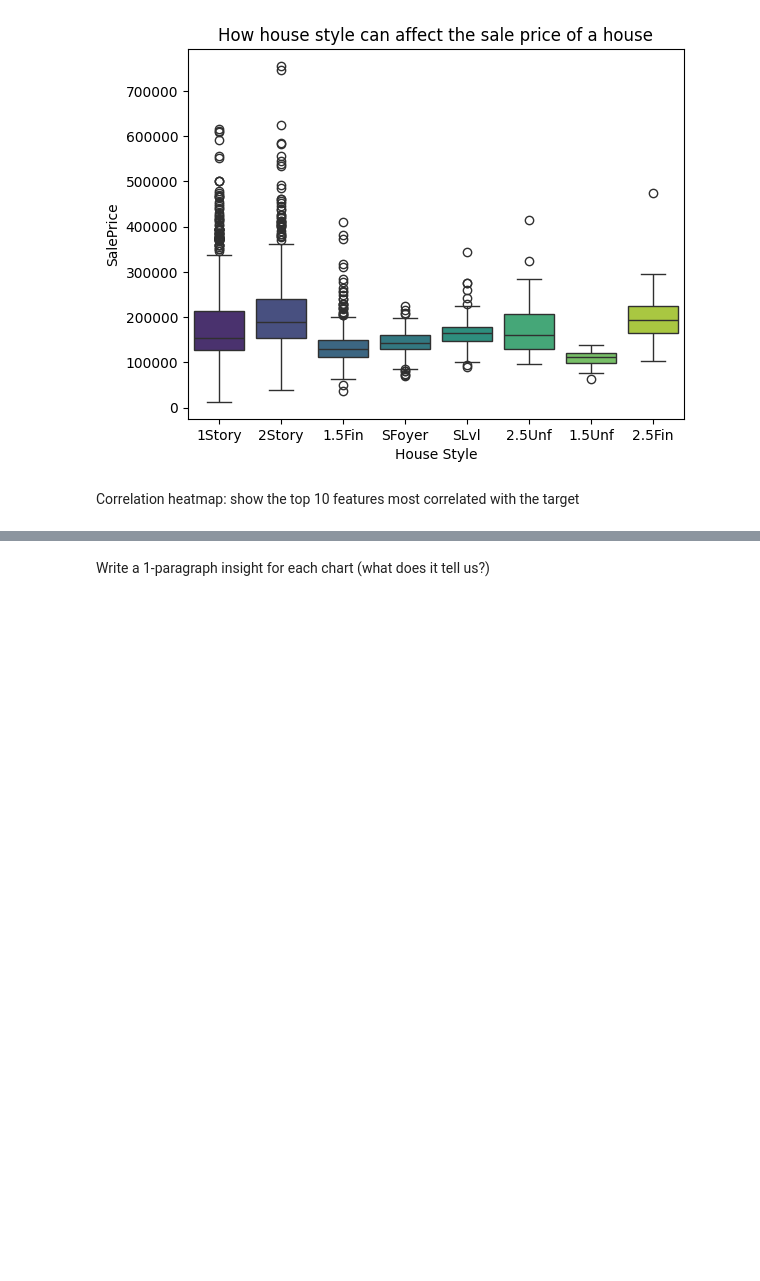
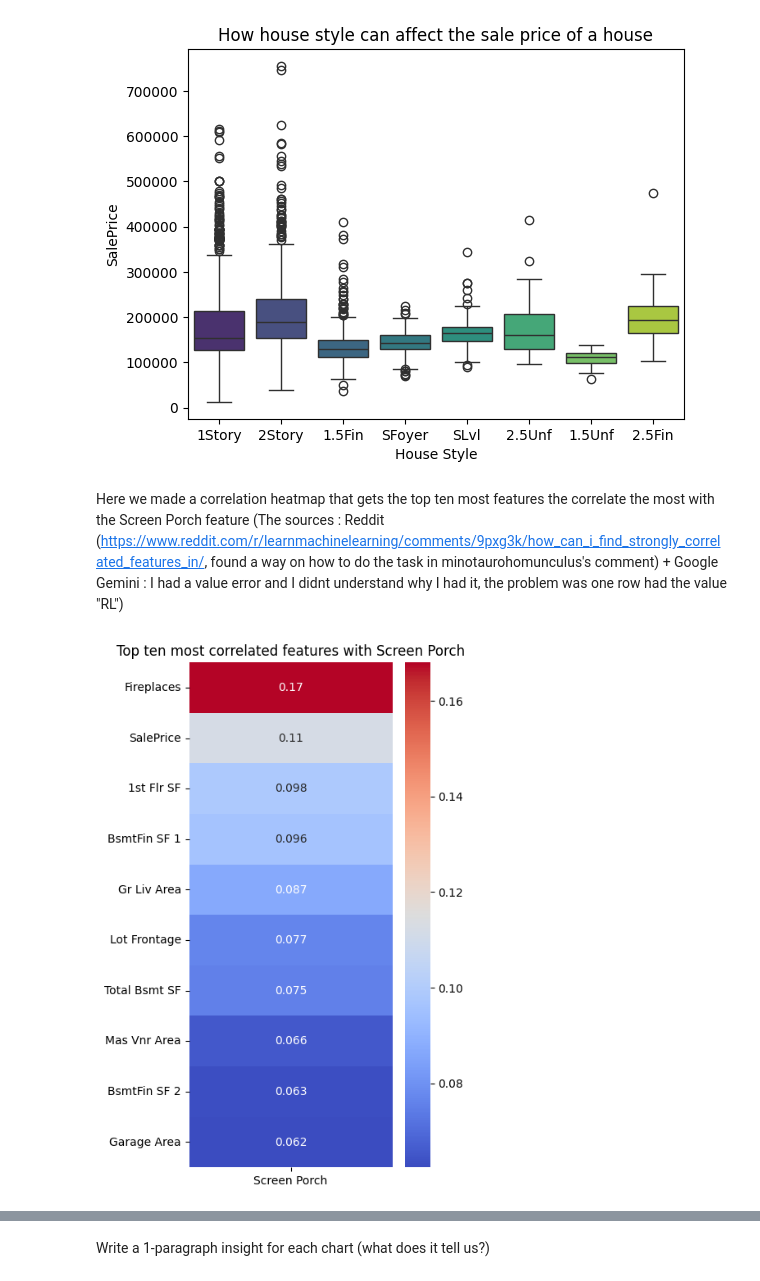
Before and after one commit to Eyadalmiman/Student-Capstone-Project, a Jupyter notebook: 03_eda.ipynb, the cells around one changed output, grey strips where cells are left out. Cells and saved outputs as stored; diff of their text form; code cells hidden in the pictures; blank space fills up the shorter version.

```diff
--- a/03_eda.ipynb
+++ b/03_eda.ipynb
@@ -52,5 +52,15 @@ Passing `palette` without assigning `hue` is deprecated and will be removed in v
   sns.boxplot(x = "House Style", y = "SalePrice", data = df, palette = "viridis")
 [figure]
 # %% [markdown]
-Correlation heatmap: show the top 10 features most correlated with the target
+Here we made a correlation heatmap that gets the top ten most features the correlate the most with the Screen Porch feature
+(The sources : Reddit (https://www.reddit.com/r/learnmachinelearning/comments/9pxg3k/how_can_i_find_strongly_correlated_features_in/, found a way on how to do the task in minotaurohomunculus's comment) + Google Gemini : I had a value error and I didnt understand why I had it, the problem was one row had the value "RL")
+# %%
+corr = df.corr(numeric_only=True)[["Screen Porch"]].sort_values(by= "Screen Porch", ascending=False).iloc[1:11]
+
+plt.figure(figsize=(4, 8))
+sns.heatmap(corr, annot=True, cmap="coolwarm")
+plt.title("Top ten most correlated features with Screen Porch")
+plt.show()
+# %% [output]
+[figure, added]
 # %% [markdown]
```
Also changed, not shown: parts of 4 cells of this notebook.
